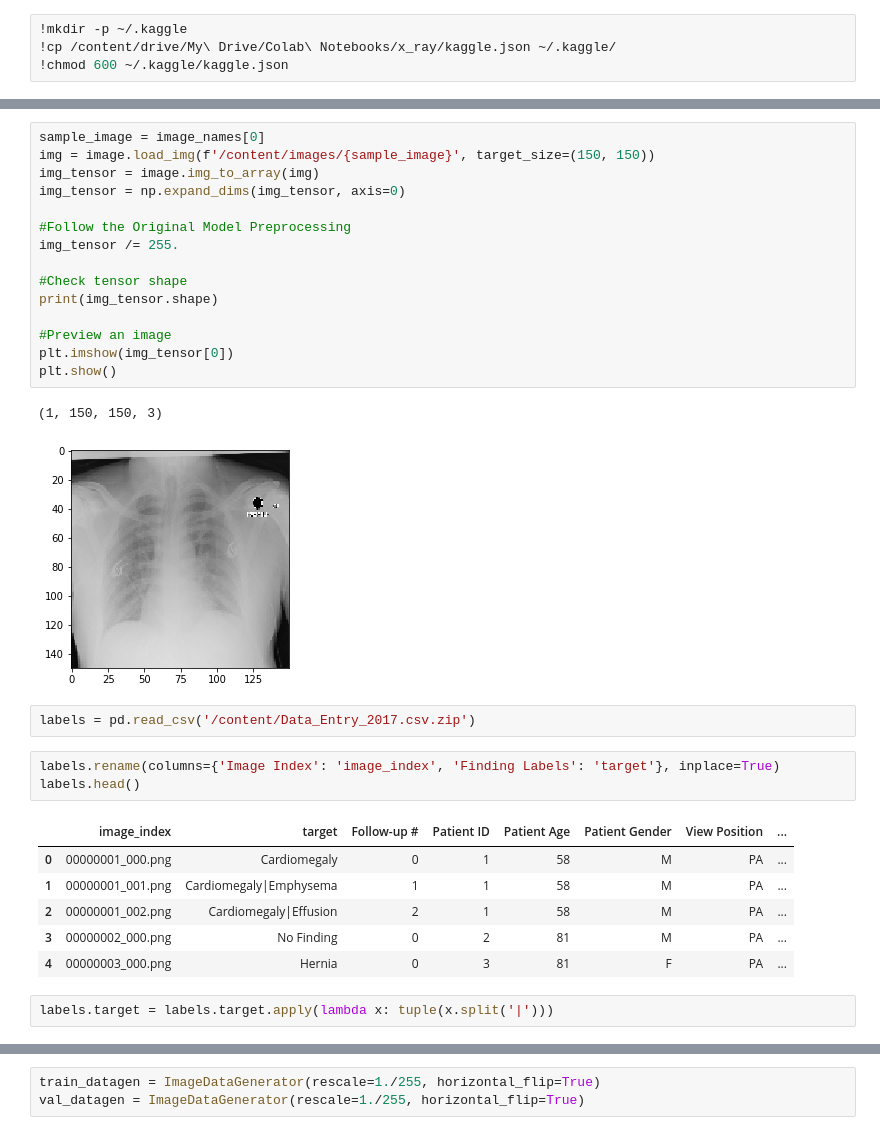
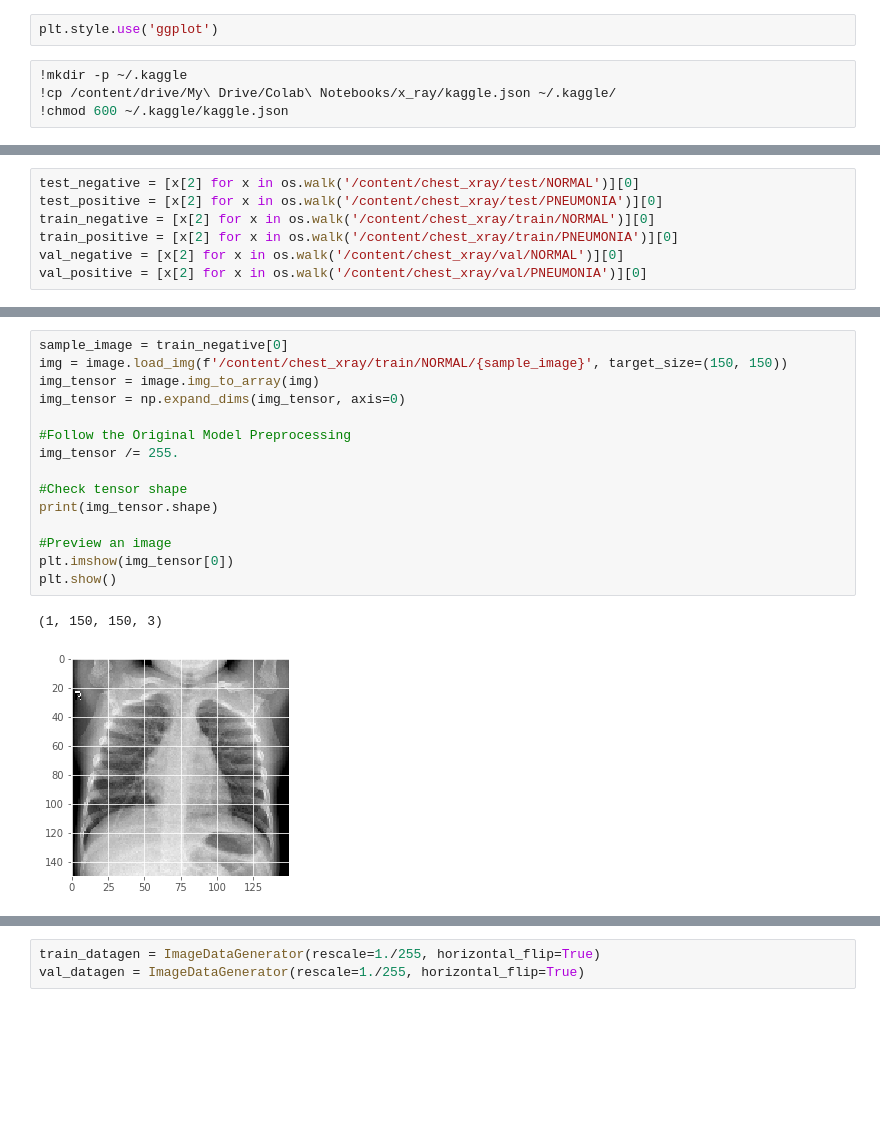
Before and after one commit to briansrebrenik/xray_classifier, a Jupyter notebook: model.ipynb, the cells around one changed output, grey strips where cells are left out. Drawn from its saved outputs; the diff is of its cells as text; blank space fills up the shorter version.

Commit message:
data update

```diff
--- a/model.ipynb
+++ b/model.ipynb
@@ -28,3 +30,5 @@ from sklearn.preprocessing import MultiLabelBinarizer
+# %%
+plt.style.use('ggplot')
 # %%
 !mkdir -p ~/.kaggle
 !cp /content/drive/My\ Drive/Colab\ Notebooks/x_ray/kaggle.json ~/.kaggle/
@@ -81,0 +62,7 @@ Downloading Data_Entry_2017.csv.zip to /content
+# %%
+test_negative = [x[2] for x in os.walk('/content/chest_xray/test/NORMAL')][0]
+test_positive = [x[2] for x in os.walk('/content/chest_xray/test/PNEUMONIA')][0]
+train_negative = [x[2] for x in os.walk('/content/chest_xray/train/NORMAL')][0]
+train_positive = [x[2] for x in os.walk('/content/chest_xray/train/PNEUMONIA')][0]
+val_negative = [x[2] for x in os.walk('/content/chest_xray/val/NORMAL')][0]
+val_positive = [x[2] for x in os.walk('/content/chest_xray/val/PNEUMONIA')][0]
@@ -82,32 +85,18 @@ Downloading Data_Entry_2017.csv.zip to /content
 # %%
-sample_image = image_names[0]
-img = image.load_img(f'/content/images/{sample_image}', target_size=(150, 150))
+sample_image = train_negative[0]
+img = image.load_img(f'/content/chest_xray/train/NORMAL/{sample_image}', target_size=(150, 150))
 img_tensor = image.img_to_array(img)
 img_tensor = np.expand_dims(img_tensor, axis=0)
 
 #Follow the Original Model Preprocessing
 img_tensor /= 255.
 
 #Check tensor shape
 print(img_tensor.shape)
 
 #Preview an image
 plt.imshow(img_tensor[0])
 plt.show()
 # %% [output]
 (1, 150, 150, 3)
-[figure, old version]
+[figure, new version]
-# %%
-labels = pd.read_csv('/content/Data_Entry_2017.csv.zip')
-# %%
-labels.rename(columns={'Image Index': 'image_index', 'Finding Labels': 'target'}, inplace=True)
-labels.head()
-# %% [output]
-|  | image_index | target | Follow-up # | Patient ID | Patient Age | Patient Gender | View Position | ... |
-| 0 | 00000001_000.png | Cardiomegaly | 0 | 1 | 58 | M | PA | ... |
-| 1 | 00000001_001.png | Cardiomegaly|Emphysema | 1 | 1 | 58 | M | PA | ... |
-| 2 | 00000001_002.png | Cardiomegaly|Effusion | 2 | 1 | 58 | M | PA | ... |
-| 3 | 00000002_000.png | No Finding | 0 | 2 | 81 | M | PA | ... |
-| 4 | 00000003_000.png | Hernia | 0 | 3 | 81 | F | PA | ... |
-# %%
-labels.target = labels.target.apply(lambda x: tuple(x.split('|')))
```
Also changed, not shown: parts of 29 cells of this notebook.
